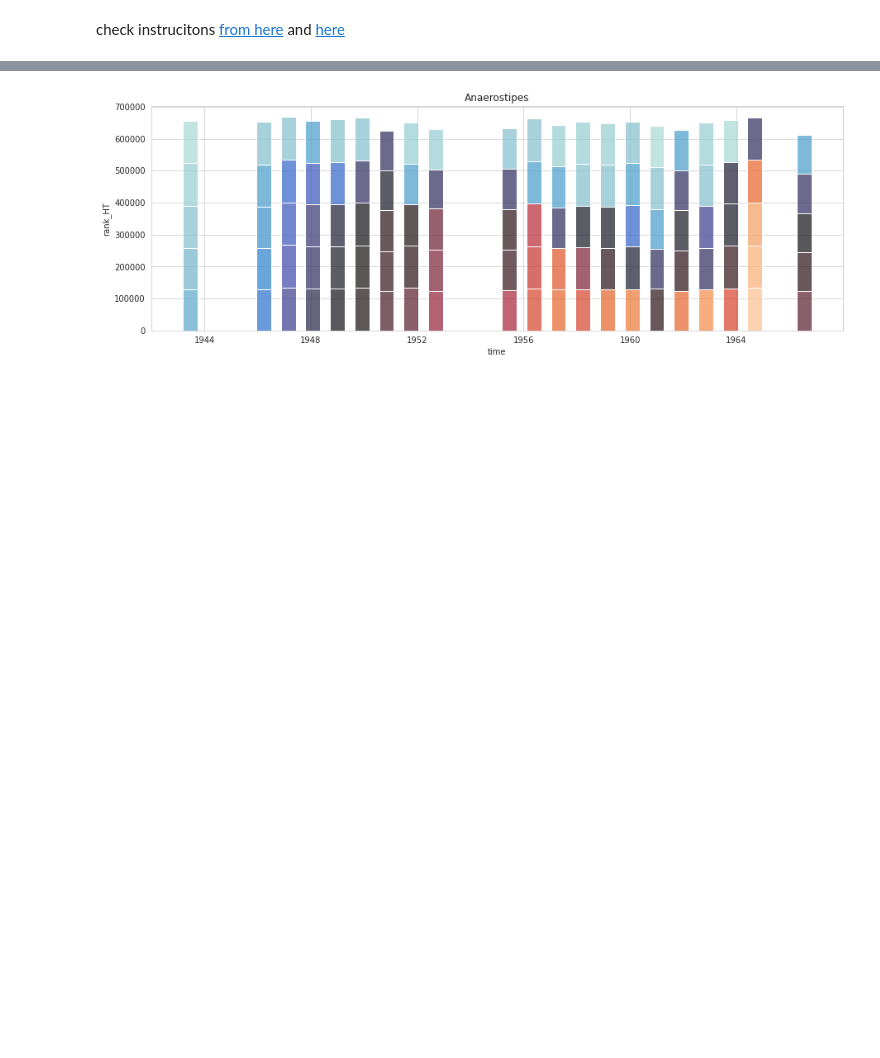
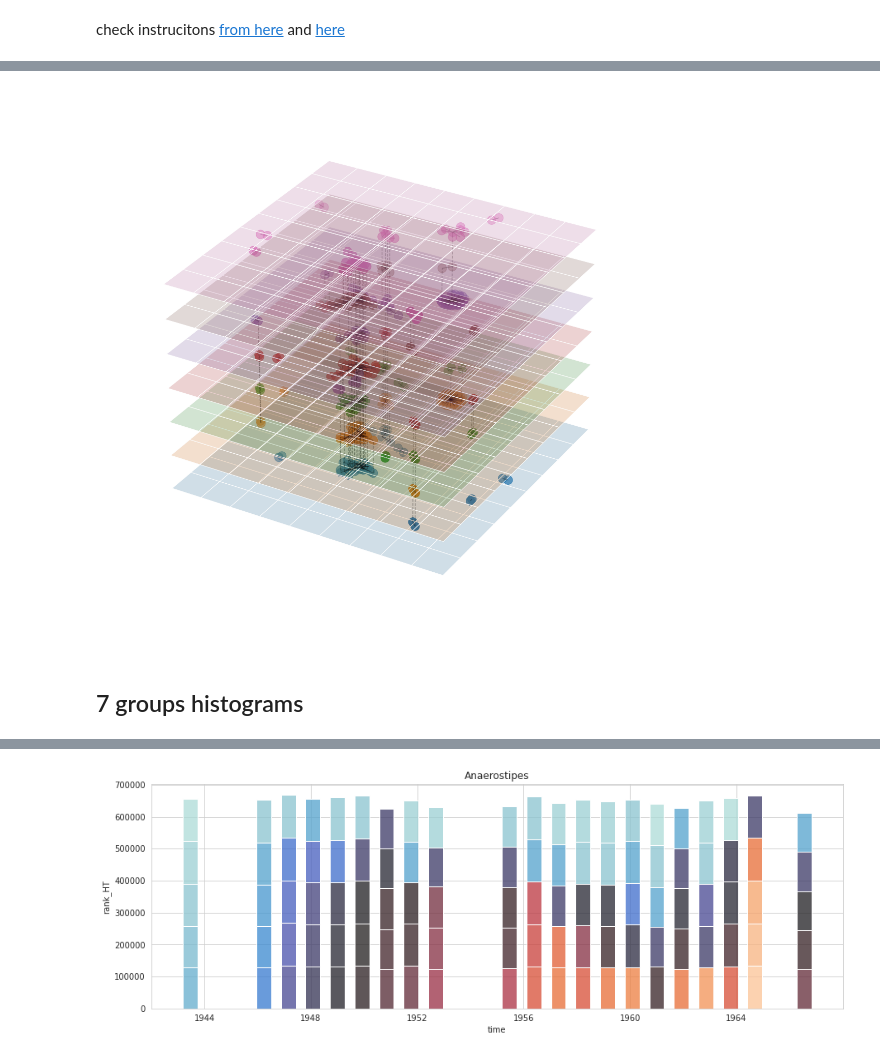
Before and after one commit to dcolinmorgan/gcn, a Jupyter notebook: gcn.ipynb, the cells around one changed output, grey strips where cells are left out. Saved outputs shown, nothing was run; the diff lists cells and outputs as text; code cells hidden in the pictures; blank space fills up the shorter version.

```diff
--- a/gcn.ipynb
+++ b/gcn.ipynb
@@ -346,0 +457,13 @@ HT2=dd.filter(regex='_2_').dropna(how='all')
+# %%
+fig=plt.figure(figsize=(5,15))
+ax = fig.add_subplot(projection='3d')
+LayeredNetworkGraph([g, h, i,j,k,l,m], ax=ax, layout=nx.spring_layout)
+ax.set_axis_off()
+# ax.figsize(5,15)
+# plt.show()
+fig.set_size_inches(20, 20)
+fig.savefig('HT.png', dpi=100)
+# %% [output]
+[figure, added]
+# %% [markdown]
+## 7 groups histograms
```
Also changed, not shown: parts of 71 cells of this notebook, 3 other files.
